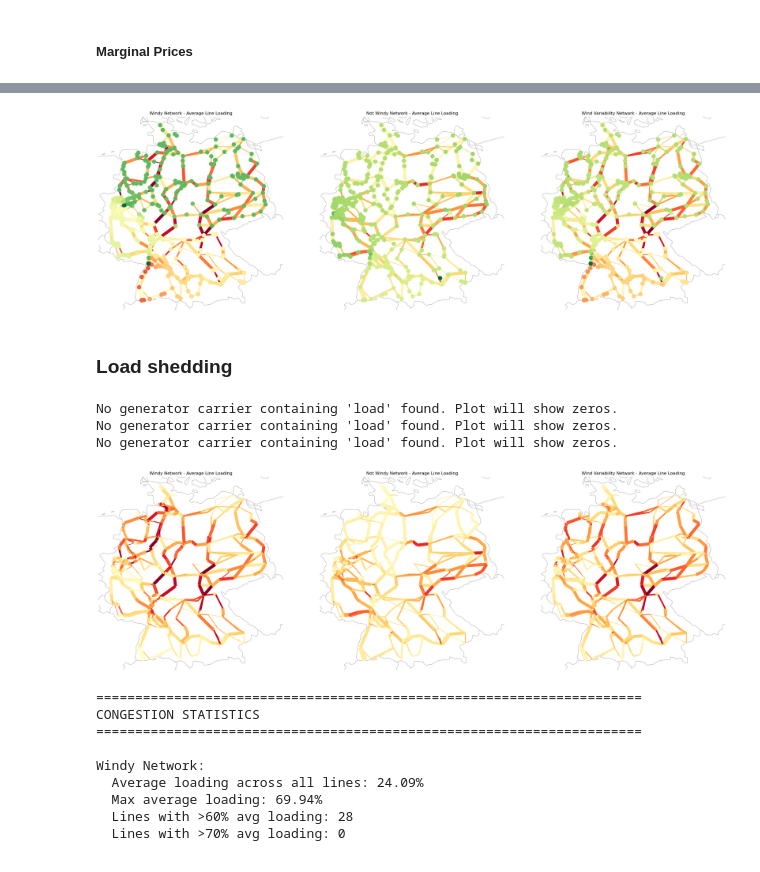
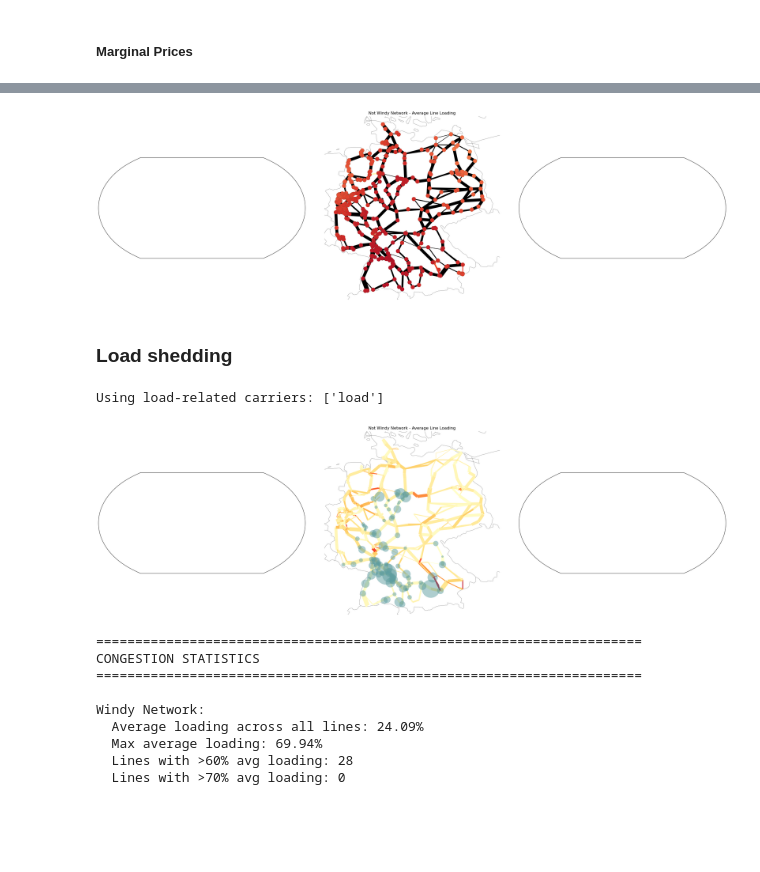
Before and after one commit to Luca2299/pypsa-eur, a Jupyter notebook: notebooks/Comparison_Base.ipynb, the cells around one changed output, grey strips where cells are left out. Saved outputs shown, nothing was run; the diff lists cells and outputs as text; code cells hidden in the pictures; blank space fills up the shorter version.

Commit message:
simulated new base network
Co-authored-by: Copilot <copilot@github.com>

```diff
--- a/notebooks/Comparison_Base.ipynb
+++ b/notebooks/Comparison_Base.ipynb
@@ -11,23 +11,32 @@ import os
 # %%
 home = "/home/lucakristin/Desktop/my_pypsa"
 cluster = "450"
-folder = "germany_base_"
+folder = "germany_base-realistic_"
 
 # Paths to the three networks
 network_paths = {
-    "windy": f"{home}/pypsa-eur/results/{folder}windy/networks/base_s_{cluster}_elec_.nc",
+    #"windy": f"{home}/pypsa-eur/results/{folder}windy/networks/base_s_{cluster}_elec_.nc",
+    #"notwindy": f"{home}/pypsa-eur/results/{folder}notwindy/networks/base_s_{cluster}_elec_.nc",
+    #"windvariability": f"{home}/pypsa-eur/results/{folder}windvariability/networks/base_s_{cluster}_elec_.nc"
+}
+
+
+# Paths to the three networks
+network_paths = {
+    #"windy": f"{home}/pypsa-eur/results/{folder}windy/networks/base_s_{cluster}_elec_.nc",
     "notwindy": f"{home}/pypsa-eur/results/{folder}notwindy/networks/base_s_{cluster}_elec_.nc",
-    "windvariability": f"{home}/pypsa-eur/results/{folder}windvariability/networks/base_s_{cluster}_elec_.nc"
+    #"windvariability": f"{home}/pypsa-eur/results/{folder}windvariability/networks/base_s_{cluster}_elec_.nc"
 }
+
 
 # Load the networks
 networks = {name: pypsa.Network(path) for name, path in network_paths.items()}
-n1 = networks["windy"]
+# n1 = networks["windy"]
 n2 = networks["notwindy"]
-n3 = networks["windvariability"]
+# n3 = networks["windvariability"]
 
-n1.name = "Windy"
+# n1.name = "Windy"
 n2.name = "Not Windy"
-n3.name = "Wind Variability"
+# n3.name = "Wind Variability"
 # %% [output]
 INFO:pypsa.network.io:New version 1.2.0 available! (Current: 1.1.2)
@@ -146,9 +174,9 @@ n3.statistics()
 ##### Marginal Prices
 # %%
 # --- Calculate average loading across all snapshots ---
-avg_loading_n1 = (n1.lines_t.p0.abs() / n1.lines.s_nom).mean()
+#avg_loading_n1 = (n1.lines_t.p0.abs() / n1.lines.s_nom).mean()
 avg_loading_n2 = (n2.lines_t.p0.abs() / n2.lines.s_nom).mean()
-avg_loading_n3 = (n3.lines_t.p0.abs() / n3.lines.s_nom).mean()
+#avg_loading_n3 = (n3.lines_t.p0.abs() / n3.lines.s_nom).mean()
 
 # --- Create enhanced visualization ---
 fig, axes = plt.subplots(1, 3, figsize=(26, 8), subplot_kw={"projection": ccrs.EqualEarth()})
@@ -160,6 +188,8 @@ def plot_network_congestion(n, loading_avg, ax, title):
     peak_price_time = n.buses_t.marginal_price.max(axis=1).idxmax()
     peak_prices = n.buses_t.marginal_price.loc[peak_price_time]
     print(f"Plotting '{n.name}' network at time {peak_price_time} with peak marginal price {peak_prices.max():.2f} €/MWh")
+
+    loading_avg = loading_avg.sort_values(ascending=False).head(20)
 
     n.plot(
         ax=ax,
@@ -175,9 +205,10 @@ def plot_network_congestion(n, loading_avg, ax, title):
     )
 
 # Plot Average Loading Over All Snapshots for each network
-plot_network_congestion(n1, avg_loading_n1, axes[0], "Windy Network - Average Line Loading")
+
+#plot_network_congestion(n1, avg_loading_n1, axes[0], "Windy Network - Average Line Loading")
 plot_network_congestion(n2, avg_loading_n2, axes[1], "Not Windy Network - Average Line Loading")
-plot_network_congestion(n3, avg_loading_n3, axes[2], "Wind Variability Network - Average Line Loading")
+#plot_network_congestion(n3, avg_loading_n3, axes[2], "Wind Variability Network - Average Line Loading")
 
 plt.tight_layout()
 plt.show()
@@ -188,11 +217,11 @@ Plotting 'Wind Variability' network at time 2025-10-06 17:00:00 with peak margin
-[figure, old version]
+[figure, new version]
 # %% [markdown]
 ### Load shedding
 # %%
 # --- Calculate average loading across all snapshots ---
-avg_loading_n1 = (n1.lines_t.p0.abs() / n1.lines.s_nom).mean()
+#avg_loading_n1 = (n1.lines_t.p0.abs() / n1.lines.s_nom).mean()
 avg_loading_n2 = (n2.lines_t.p0.abs() / n2.lines.s_nom).mean()
-avg_loading_n3 = (n3.lines_t.p0.abs() / n3.lines.s_nom).mean()
+#avg_loading_n3 = (n3.lines_t.p0.abs() / n3.lines.s_nom).mean()
 
 # --- Create enhanced visualization ---
 fig, axes = plt.subplots(1, 3, figsize=(26, 8), subplot_kw={"projection": ccrs.EqualEarth()})
@@ -243,17 +272,15 @@ def plot_network_congestion(n, loading_avg, ax, title):
     )
 
 # Plot Average Loading Over All Snapshots for each network
-plot_network_congestion(n1, avg_loading_n1, axes[0], "Windy Network - Average Line Loading")
+#plot_network_congestion(n1, avg_loading_n1, axes[0], "Windy Network - Average Line Loading")
 plot_network_congestion(n2, avg_loading_n2, axes[1], "Not Windy Network - Average Line Loading")
-plot_network_congestion(n3, avg_loading_n3, axes[2], "Wind Variability Network - Average Line Loading")
+#plot_network_congestion(n3, avg_loading_n3, axes[2], "Wind Variability Network - Average Line Loading")
 
 plt.tight_layout()
 plt.show()
 # %% [output]
-No generator carrier containing 'load' found. Plot will show zeros.
-No generator carrier containing 'load' found. Plot will show zeros.
-No generator carrier containing 'load' found. Plot will show zeros.
+Using load-related carriers: ['load']
-[figure, old version]
+[figure, new version]
 # %%
 # --- Print congestion statistics ---
 print("\n" + "=" * 70)
```
Also changed, not shown: parts of 9 cells of this notebook, 13 other files.
